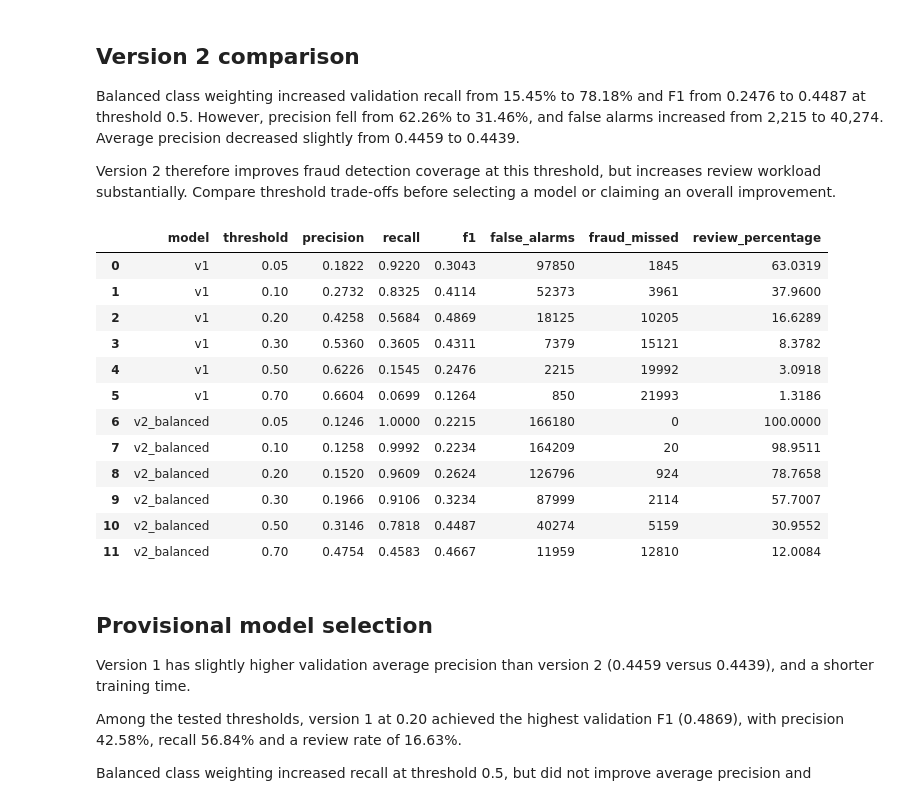
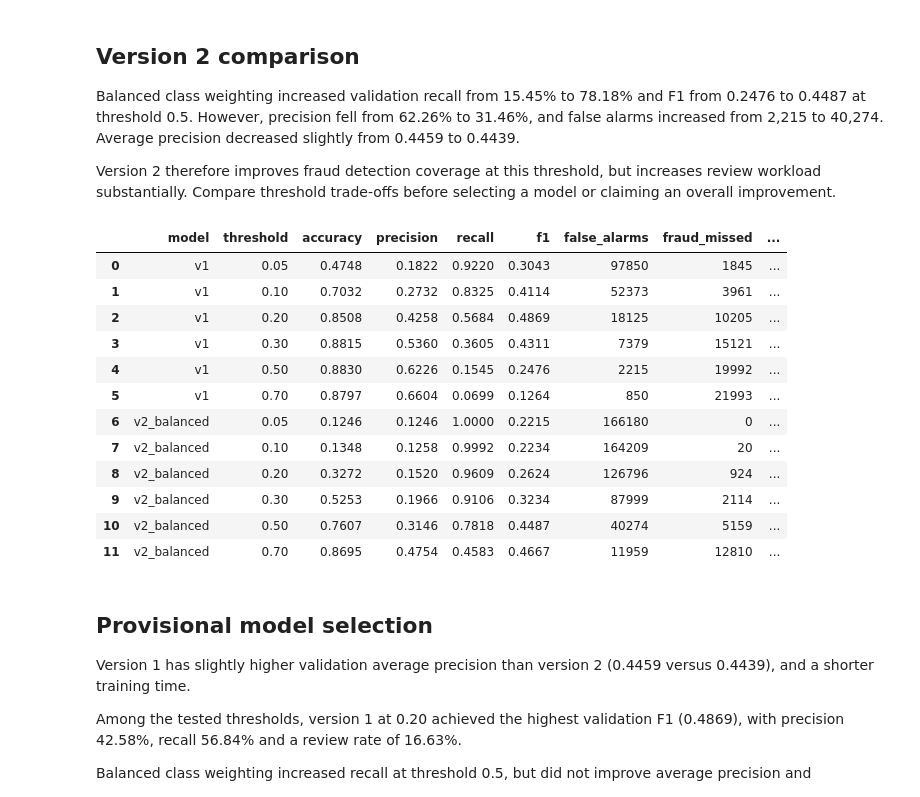
Before and after one commit to braydenhzf/AMLOP_CA1_Group2, a Jupyter notebook: notebooks/brayden_logistic_regression.ipynb, the cells around one changed output. Saved outputs shown, nothing was run; the diff lists cells and outputs as text; code cells hidden in the pictures.

```diff
--- a/notebooks/brayden_logistic_regression.ipynb
+++ b/notebooks/brayden_logistic_regression.ipynb
@@ -258,6 +258,7 @@ Solver iterations: [40]
 import matplotlib.pyplot as plt
 
 from sklearn.metrics import (
+    accuracy_score,
     average_precision_score,
     precision_score,
     recall_score,
@@ -280,6 +281,7 @@ validation_predictions = (
 y_validation = y.loc[validation_index]
 
 validation_results = pd.Series({
+    "accuracy": accuracy_score(y_validation, validation_predictions),
     "average_precision": average_precision_score(
         y_validation, validation_probabilities
     ),
@@ -358,6 +361,7 @@ weighted_predictions = (
 ).astype(int)
 
 weighted_results = pd.Series({
+    "accuracy": accuracy_score(y_validation, weighted_predictions),
     "average_precision": average_precision_score(
         y_validation, weighted_probabilities
     ),
@@ -415,46 +420,47 @@ threshold_rows = []
 for model_name, probabilities in {
     "v1": validation_probabilities,
     "v2_balanced": weighted_probabilities,
 }.items():
     for candidate_threshold in [0.05, 0.10, 0.20, 0.30, 0.50, 0.70]:
         predictions = (probabilities >= candidate_threshold).astype(int)
         tn, fp, fn, tp = confusion_matrix(
             y_validation, predictions, labels=[0, 1]
         ).ravel()
 
         threshold_rows.append({
             "model": model_name,
             "threshold": candidate_threshold,
+            "accuracy": accuracy_score(y_validation, predictions),
             "precision": precision_score(
                 y_validation, predictions, zero_division=0
             ),
             "recall": recall_score(
                 y_validation, predictions, zero_division=0
             ),
             "f1": f1_score(
                 y_validation, predictions, zero_division=0
             ),
             "false_alarms": fp,
             "fraud_missed": fn,
             "review_percentage": 100 * predictions.mean(),
         })
 
 threshold_comparison = pd.DataFrame(threshold_rows)
 display(threshold_comparison.round(4))
 # %% [output]
-|  | model | threshold | precision | recall | f1 | false_alarms | fraud_missed | review_percentage |
-| 0 | v1 | 0.05 | 0.1822 | 0.9220 | 0.3043 | 97850 | 1845 | 63.0319 |
-| 1 | v1 | 0.10 | 0.2732 | 0.8325 | 0.4114 | 52373 | 3961 | 37.9600 |
-| 2 | v1 | 0.20 | 0.4258 | 0.5684 | 0.4869 | 18125 | 10205 | 16.6289 |
-| 3 | v1 | 0.30 | 0.5360 | 0.3605 | 0.4311 | 7379 | 15121 | 8.3782 |
-| 4 | v1 | 0.50 | 0.6226 | 0.1545 | 0.2476 | 2215 | 19992 | 3.0918 |
-| 5 | v1 | 0.70 | 0.6604 | 0.0699 | 0.1264 | 850 | 21993 | 1.3186 |
-| 6 | v2_balanced | 0.05 | 0.1246 | 1.0000 | 0.2215 | 166180 | 0 | 100.0000 |
-| 7 | v2_balanced | 0.10 | 0.1258 | 0.9992 | 0.2234 | 164209 | 20 | 98.9511 |
-| 8 | v2_balanced | 0.20 | 0.1520 | 0.9609 | 0.2624 | 126796 | 924 | 78.7658 |
-| 9 | v2_balanced | 0.30 | 0.1966 | 0.9106 | 0.3234 | 87999 | 2114 | 57.7007 |
-| 10 | v2_balanced | 0.50 | 0.3146 | 0.7818 | 0.4487 | 40274 | 5159 | 30.9552 |
-| 11 | v2_balanced | 0.70 | 0.4754 | 0.4583 | 0.4667 | 11959 | 12810 | 12.0084 |
+|  | model | threshold | accuracy | precision | recall | f1 | false_alarms | fraud_missed | ... |
+| 0 | v1 | 0.05 | 0.4748 | 0.1822 | 0.9220 | 0.3043 | 97850 | 1845 | ... |
+| 1 | v1 | 0.10 | 0.7032 | 0.2732 | 0.8325 | 0.4114 | 52373 | 3961 | ... |
+| 2 | v1 | 0.20 | 0.8508 | 0.4258 | 0.5684 | 0.4869 | 18125 | 10205 | ... |
+| 3 | v1 | 0.30 | 0.8815 | 0.5360 | 0.3605 | 0.4311 | 7379 | 15121 | ... |
+| 4 | v1 | 0.50 | 0.8830 | 0.6226 | 0.1545 | 0.2476 | 2215 | 19992 | ... |
+| 5 | v1 | 0.70 | 0.8797 | 0.6604 | 0.0699 | 0.1264 | 850 | 21993 | ... |
+| 6 | v2_balanced | 0.05 | 0.1246 | 0.1246 | 1.0000 | 0.2215 | 166180 | 0 | ... |
+| 7 | v2_balanced | 0.10 | 0.1348 | 0.1258 | 0.9992 | 0.2234 | 164209 | 20 | ... |
+| 8 | v2_balanced | 0.20 | 0.3272 | 0.1520 | 0.9609 | 0.2624 | 126796 | 924 | ... |
+| 9 | v2_balanced | 0.30 | 0.5253 | 0.1966 | 0.9106 | 0.3234 | 87999 | 2114 | ... |
+| 10 | v2_balanced | 0.50 | 0.7607 | 0.3146 | 0.7818 | 0.4487 | 40274 | 5159 | ... |
+| 11 | v2_balanced | 0.70 | 0.8695 | 0.4754 | 0.4583 | 0.4667 | 11959 | 12810 | ... |
 # %% [markdown]
 ## Provisional model selection
 
```
Also changed, not shown: parts of 2 cells of this notebook, 2 other files.
